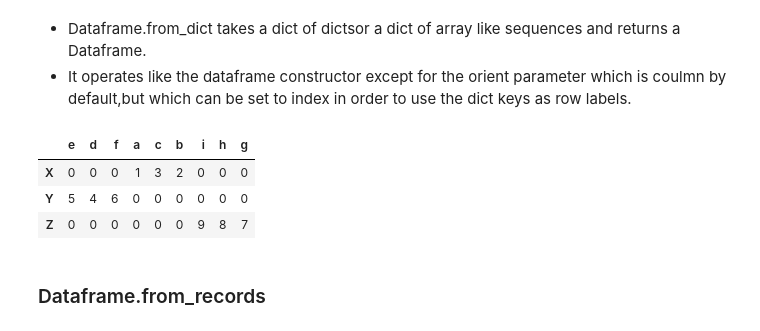
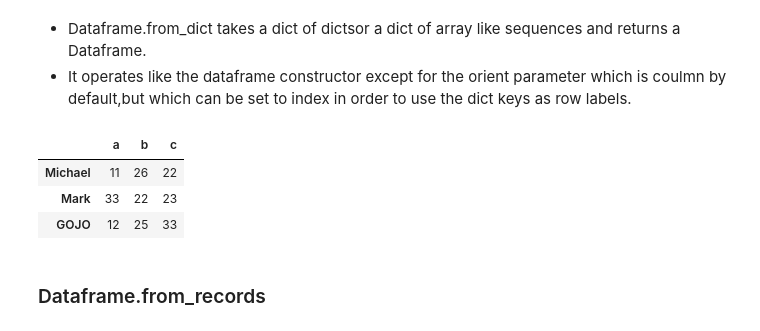
Before and after one commit to mxsu/Week1-Introduction_to_Python, a Jupyter notebook: Introduction_to_Python.ipynb, the cells around one changed output. Cells and saved outputs as stored; diff of their text form; code cells hidden in the pictures.

```diff
--- a/Introduction_to_Python.ipynb
+++ b/Introduction_to_Python.ipynb
@@ -1692,13 +1743,18 @@ df
 # %%
 data = {"X": {'a': 1, 'b': 2, 'c': 3}, "Y": {'d': 4, 'e': 5, 'f': 6}, "Z": {'g': 7, 'h': 8, 'i': 9}}
 
 df = pd.DataFrame.from_dict(data, orient="index").fillna(0).astype(int)
 df
+
+#my example
+test = {'Michael': {'a':11, 'b': 26, 'c': 22}, "Mark": {'a':33, 'b': 22, 'c': 23}, "GOJO": {'a':12, 'b': 25, 'c': 33}}
+tf = pd.DataFrame.from_dict(test, orient="index").fillna(0).astype(int) #can only be int
+tf
 # %% [output]
-|  | e | d | f | a | c | b | i | h | g |
-| X | 0 | 0 | 0 | 1 | 3 | 2 | 0 | 0 | 0 |
-| Y | 5 | 4 | 6 | 0 | 0 | 0 | 0 | 0 | 0 |
-| Z | 0 | 0 | 0 | 0 | 0 | 0 | 9 | 8 | 7 |
+|  | a | b | c |
+| Michael | 11 | 26 | 22 |
+| Mark | 33 | 22 | 23 |
+| GOJO | 12 | 25 | 33 |
 # %% [markdown]
 ### Dataframe.from_records
 # %% [markdown]
```
Also changed, not shown: parts of 44 cells of this notebook.
